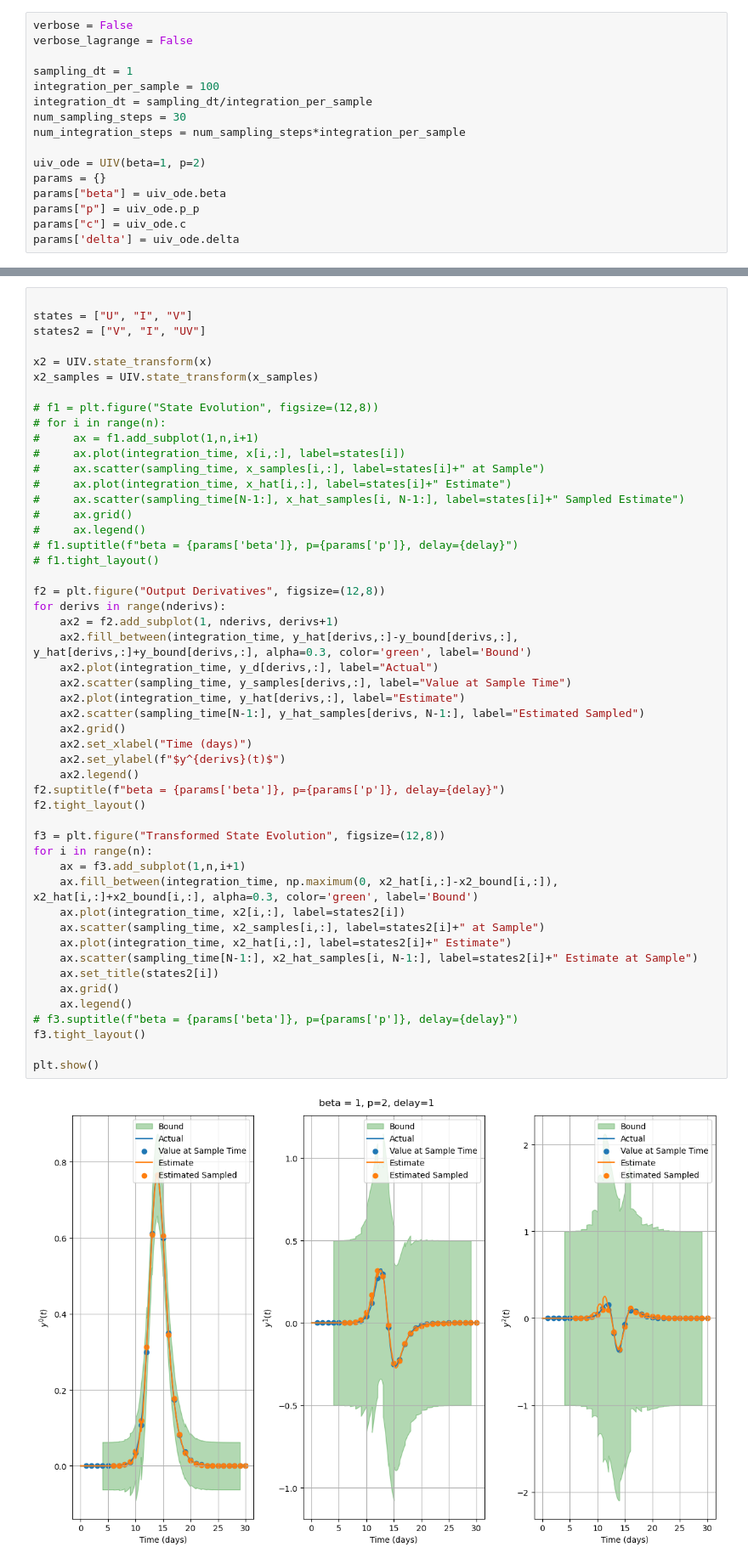
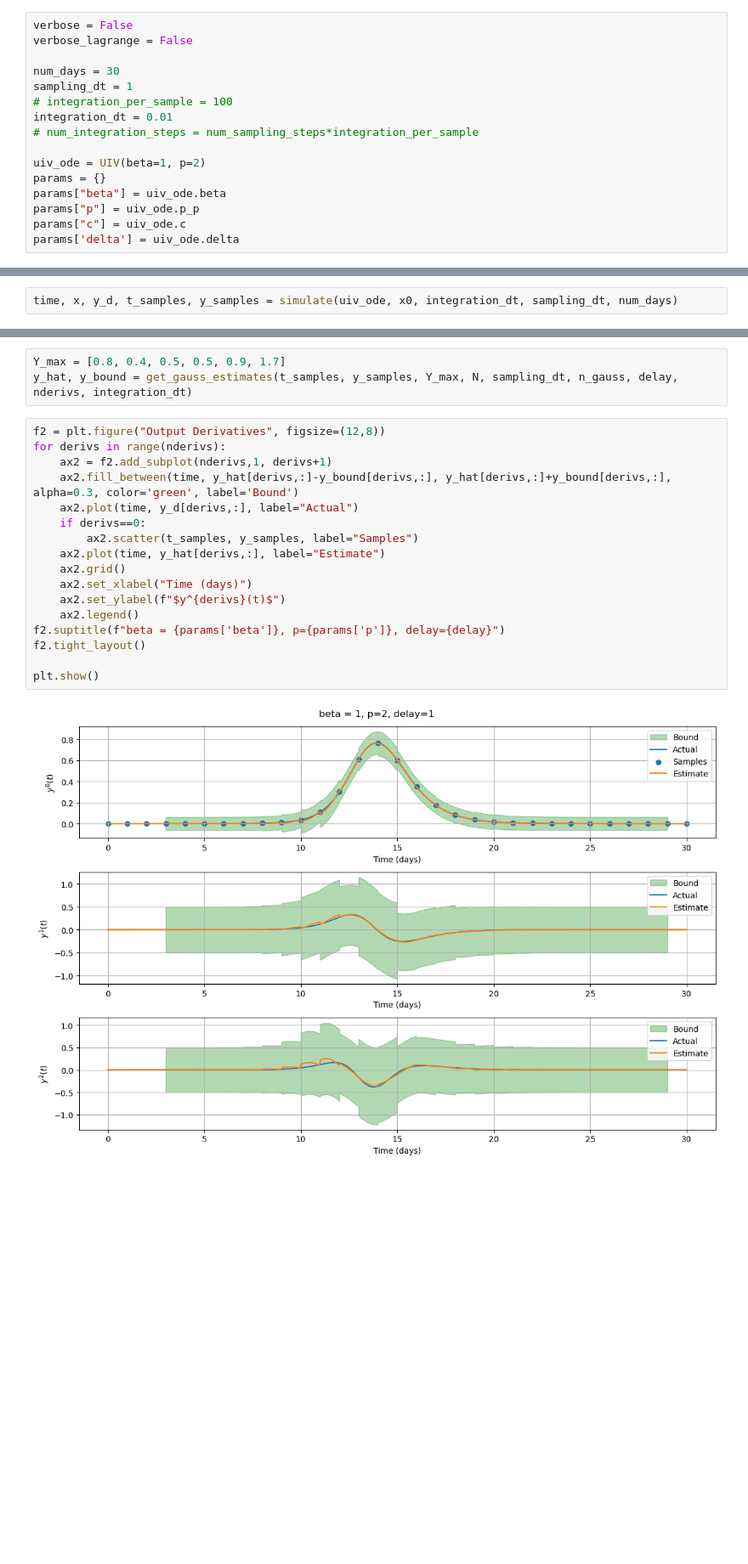
Before and after one commit to rahalnanayakkara/nonlinear_observers, a Jupyter notebook: epidemiology/bounds_notebook.ipynb, the cells around one changed output, grey strips where cells are left out. Shown at 85% size. Saved outputs shown, nothing was run; the diff lists cells and outputs as text; blank space fills up the shorter version.

```diff
--- a/epidemiology/bounds_notebook.ipynb
+++ b/epidemiology/bounds_notebook.ipynb
@@ -13,11 +15,11 @@ from numpy.polynomial import Polynomial as Pol
 verbose = False
 verbose_lagrange = False
 
+num_days = 30
 sampling_dt = 1
-integration_per_sample = 100
-integration_dt = sampling_dt/integration_per_sample
-num_sampling_steps = 30
-num_integration_steps = num_sampling_steps*integration_per_sample
+# integration_per_sample = 100
+integration_dt = 0.01
+# num_integration_steps = num_sampling_steps*integration_per_sample
 
 uiv_ode = UIV(beta=1, p=2)
 params = {}
@@ -185,0 +49,2 @@ for t in range(0, num_sampling_steps):
+# %%
+time, x, y_d, t_samples, y_samples = simulate(uiv_ode, x0, integration_dt, sampling_dt, num_days)
@@ -186,52 +64,22 @@ for t in range(0, num_sampling_steps):
+# %%
+Y_max = [0.8, 0.4, 0.5, 0.5, 0.9, 1.7]
+y_hat, y_bound = get_gauss_estimates(t_samples, y_samples, Y_max, N, sampling_dt, n_gauss, delay, nderivs, integration_dt)
 # %%
-
-states = ["U", "I", "V"]
-states2 = ["V", "I", "UV"]
-
-x2 = UIV.state_transform(x)
-x2_samples = UIV.state_transform(x_samples)
-
-# f1 = plt.figure("State Evolution", figsize=(12,8))
-# for i in range(n):
-#     ax = f1.add_subplot(1,n,i+1)
-#     ax.plot(integration_time, x[i,:], label=states[i])
-#     ax.scatter(sampling_time, x_samples[i,:], label=states[i]+" at Sample")
-#     ax.plot(integration_time, x_hat[i,:], label=states[i]+" Estimate")
-#     ax.scatter(sampling_time[N-1:], x_hat_samples[i, N-1:], label=states[i]+" Sampled Estimate")
-#     ax.grid()
-#     ax.legend()
-# f1.suptitle(f"beta = {params['beta']}, p={params['p']}, delay={delay}")
-# f1.tight_layout()
-
 f2 = plt.figure("Output Derivatives", figsize=(12,8))
 for derivs in range(nderivs):
-    ax2 = f2.add_subplot(1, nderivs, derivs+1)
-    ax2.fill_between(integration_time, y_hat[derivs,:]-y_bound[derivs,:], y_hat[derivs,:]+y_bound[derivs,:], alpha=0.3, color='green', label='Bound')
-    ax2.plot(integration_time, y_d[derivs,:], label="Actual")
-    ax2.scatter(sampling_time, y_samples[derivs,:], label="Value at Sample Time")
-    ax2.plot(integration_time, y_hat[derivs,:], label="Estimate")
-    ax2.scatter(sampling_time[N-1:], y_hat_samples[derivs, N-1:], label="Estimated Sampled")
+    ax2 = f2.add_subplot(nderivs,1, derivs+1)
+    ax2.fill_between(time, y_hat[derivs,:]-y_bound[derivs,:], y_hat[derivs,:]+y_bound[derivs,:], alpha=0.3, color='green', label='Bound')
+    ax2.plot(time, y_d[derivs,:], label="Actual")
+    if derivs==0:
+        ax2.scatter(t_samples, y_samples, label="Samples")
+    ax2.plot(time, y_hat[derivs,:], label="Estimate")
     ax2.grid()
     ax2.set_xlabel("Time (days)")
     ax2.set_ylabel(f"$y^{derivs}(t)$")
     ax2.legend()
 f2.suptitle(f"beta = {params['beta']}, p={params['p']}, delay={delay}")
 f2.tight_layout()
 
-f3 = plt.figure("Transformed State Evolution", figsize=(12,8))
-for i in range(n):
-    ax = f3.add_subplot(1,n,i+1)
-    ax.fill_between(integration_time, np.maximum(0, x2_hat[i,:]-x2_bound[i,:]), x2_hat[i,:]+x2_bound[i,:], alpha=0.3, color='green', label='Bound')
-    ax.plot(integration_time, x2[i,:], label=states2[i])
-    ax.scatter(sampling_time, x2_samples[i,:], label=states2[i]+" at Sample")
-    ax.plot(integration_time, x2_hat[i,:], label=states2[i]+" Estimate")
-    ax.scatter(sampling_time[N-1:], x2_hat_samples[i, N-1:], label=states2[i]+" Estimate at Sample")
-    ax.set_title(states2[i])
-    ax.grid()
-    ax.legend()
-# f3.suptitle(f"beta = {params['beta']}, p={params['p']}, delay={delay}")
-f3.tight_layout()
-
 plt.show()
 # %% [output]
-[figure, old version]
+[figure, new version]
```
Also changed, not shown: parts of 17 cells of this notebook, 9 other files.
